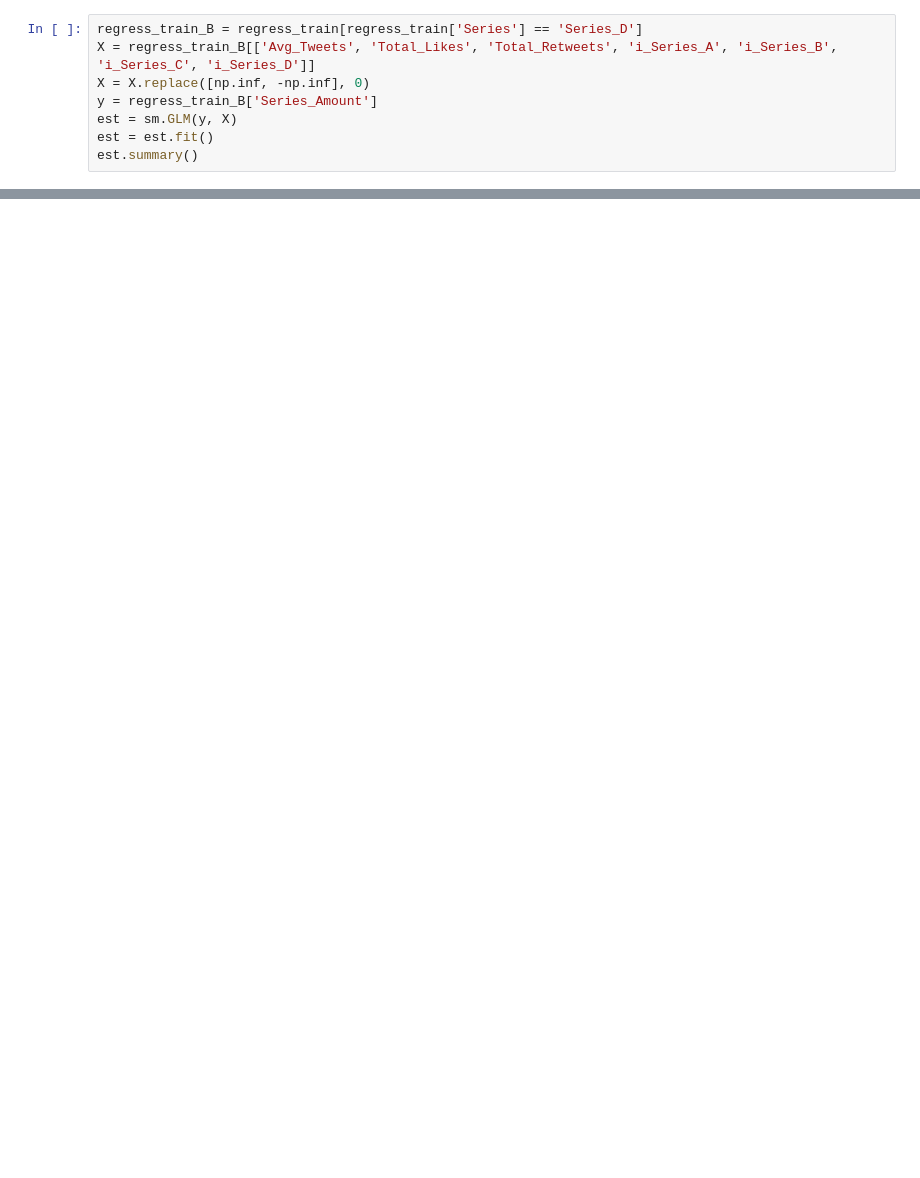
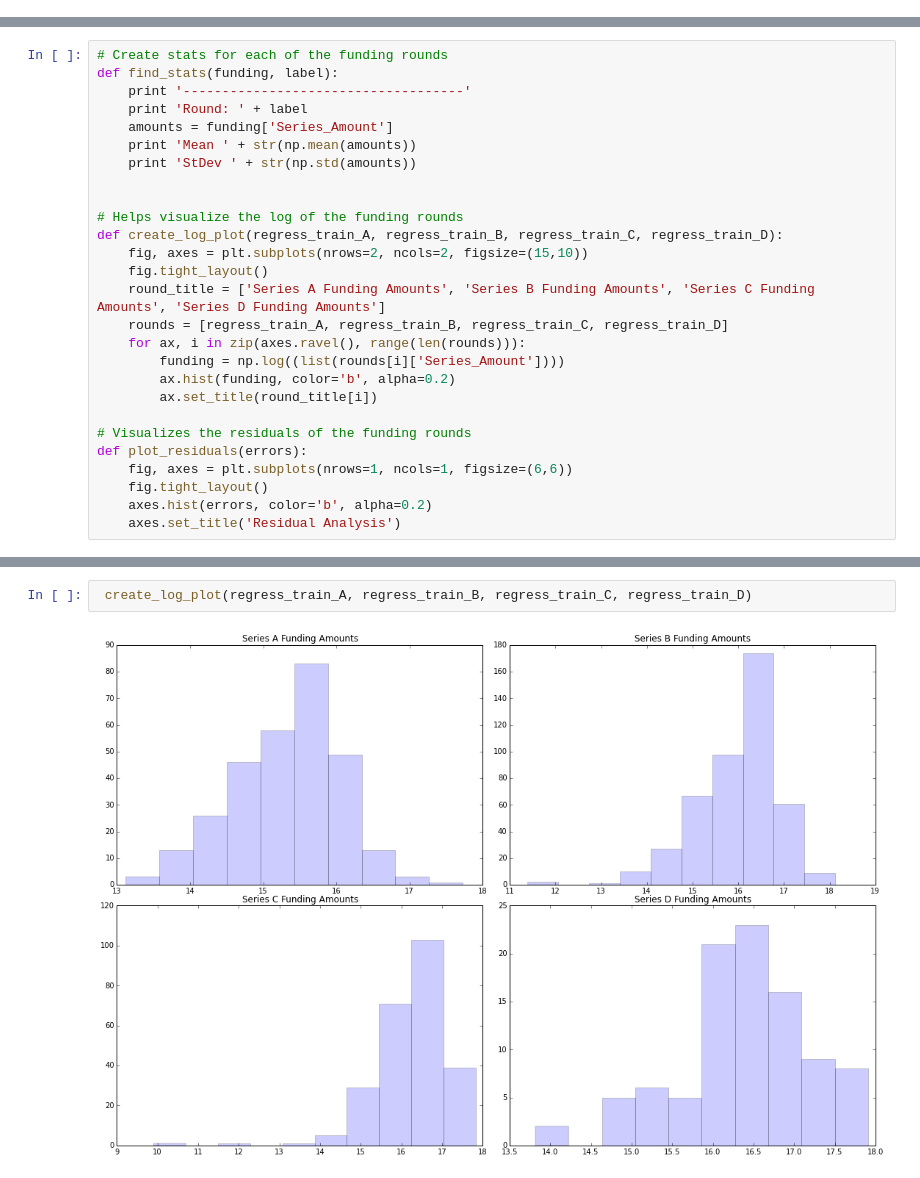
Before and after one commit to kyang01/startup-analysis, a Jupyter notebook: regression-analysis.ipynb, the cells around one changed output, grey strips where cells are left out. Drawn from its saved outputs; the diff is of its cells as text; blank space fills up the shorter version.

```diff
--- a/regression-analysis.ipynb
+++ b/regression-analysis.ipynb
@@ -29,8 +61,0 @@ regress_train.head()
-# %%
-regress_train_B = regress_train[regress_train['Series'] == 'Series_D']
-X = regress_train_B[['Avg_Tweets', 'Total_Likes', 'Total_Retweets', 'i_Series_A', 'i_Series_B', 'i_Series_C', 'i_Series_D']]
-X = X.replace([np.inf, -np.inf], 0)
-y = regress_train_B['Series_Amount']
-est = sm.GLM(y, X)
-est = est.fit()
-est.summary()
@@ -123,0 +64,27 @@ ValueError: Input contains NaN, infinity or a value too large for dtype('float64
+# %%
+# Create stats for each of the funding rounds
+def find_stats(funding, label):
+    print '------------------------------------'
+    print 'Round: ' + label
+    amounts = funding['Series_Amount']
+    print 'Mean ' + str(np.mean(amounts))
+    print 'StDev ' + str(np.std(amounts))
+
+
+# Helps visualize the log of the funding rounds
+def create_log_plot(regress_train_A, regress_train_B, regress_train_C, regress_train_D):
+    fig, axes = plt.subplots(nrows=2, ncols=2, figsize=(15,10))
+    fig.tight_layout()
+    round_title = ['Series A Funding Amounts', 'Series B Funding Amounts', 'Series C Funding Amounts', 'Series D Funding Amounts']
+    rounds = [regress_train_A, regress_train_B, regress_train_C, regress_train_D]
+    for ax, i in zip(axes.ravel(), range(len(rounds))):
+        funding = np.log((list(rounds[i]['Series_Amount'])))
+        ax.hist(funding, color='b', alpha=0.2)
+        ax.set_title(round_title[i])
+
+# Visualizes the residuals of the funding rounds
+def plot_residuals(errors):
+    fig, axes = plt.subplots(nrows=1, ncols=1, figsize=(6,6))
+    fig.tight_layout()
+    axes.hist(errors, color='b', alpha=0.2)
+    axes.set_title('Residual Analysis')
@@ -123,0 +93,4 @@ ValueError: Input contains NaN, infinity or a value too large for dtype('float64
+# %%
+ create_log_plot(regress_train_A, regress_train_B, regress_train_C, regress_train_D)
+# %% [output]
+[figure, added]
```
Also changed, not shown: parts of 24 cells of this notebook, 1 other file.
